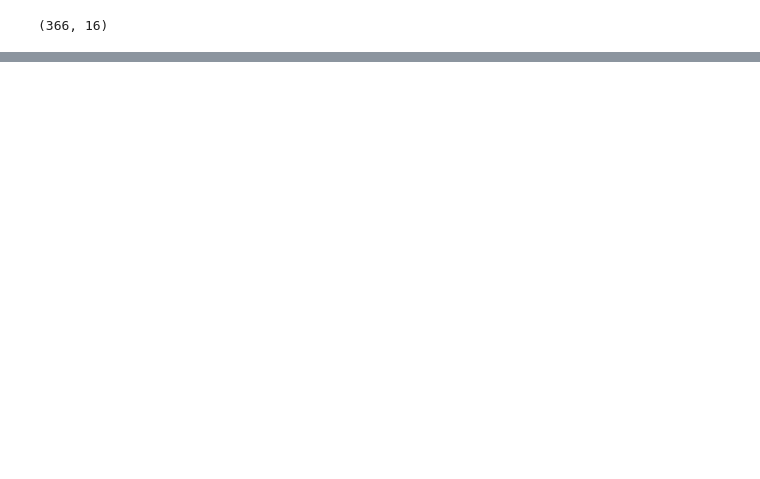
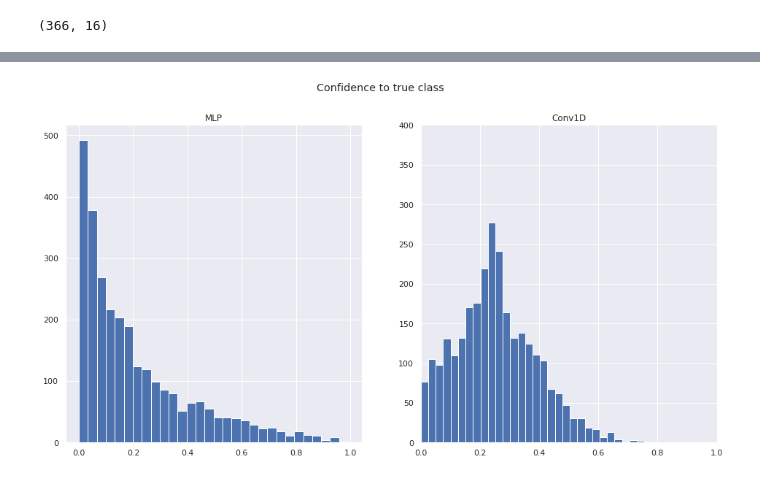
Before and after one commit to danielkari95/nhl-game-prediction, a Jupyter notebook: Model.ipynb, the cells around one changed output, grey strips where cells are left out. Cells and saved outputs as stored; diff of their text form; code cells hidden in the pictures; blank space fills up the shorter version.

```diff
--- a/Model.ipynb
+++ b/Model.ipynb
@@ -210,0 +241,20 @@ plt.show()
+# %%
+confidence_true_mlp = (y_pred_mlp * y_test).max(axis=1)
+confidence_true_conv1d = (y_pred_conv1d * y_test).max(axis=1)
+# %%
+fig, ax = plt.subplots(1, 2, figsize=(16,8))
+
+ax[0].hist(confidence_true_mlp, bins=30)
+ax[1].hist(confidence_true_conv1d, bins=30)
+
+ax[0].set_title("MLP")
+ax[1].set_title("Conv1D")
+
+
+plt.xlim((0,1))
+plt.ylim((0, 400))
+plt.suptitle("Confidence to true class")
+
+plt.show()
+# %% [output]
+[figure, added]
```
Also changed, not shown: parts of 32 cells of this notebook, 2 other files.
